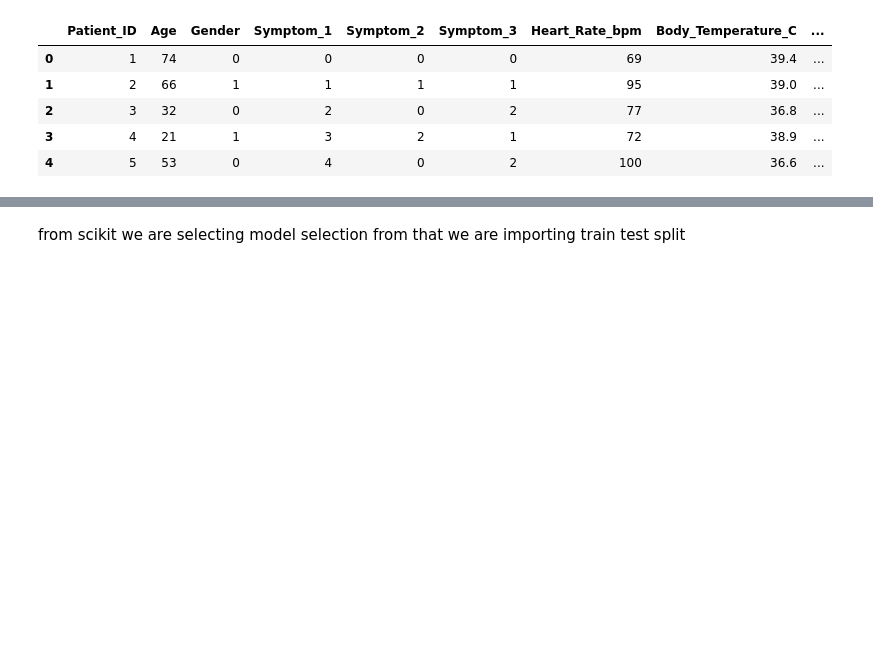
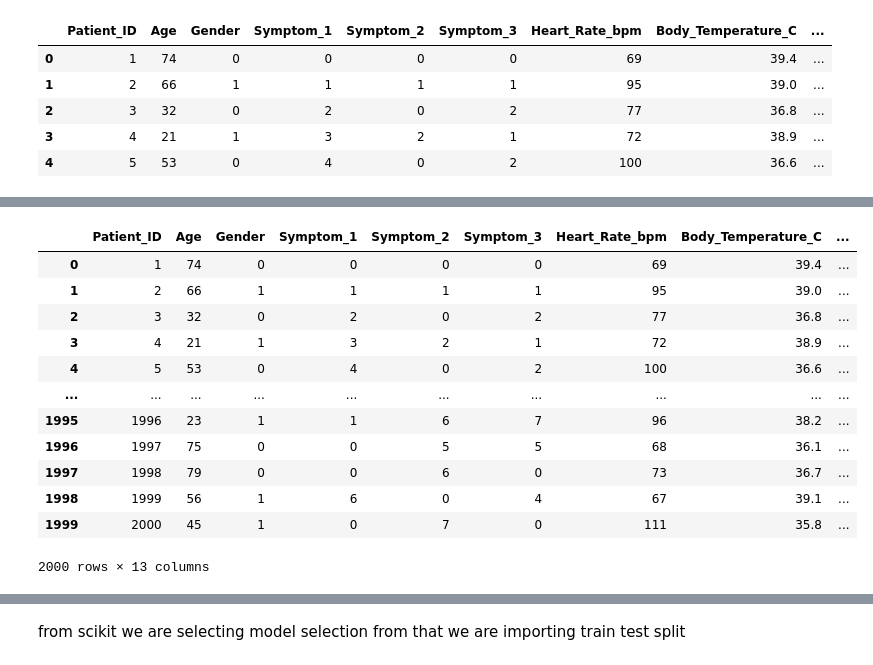
Before and after one commit to Veeranjineyulu1222/Second_ML_model, a Jupyter notebook: Second_ML_model.ipynb, the cells around one changed output, grey strips where cells are left out. Saved outputs shown, nothing was run; the diff lists cells and outputs as text; code cells hidden in the pictures; blank space fills up the shorter version.

```diff
--- a/Second_ML_model.ipynb
+++ b/Second_ML_model.ipynb
@@ -147 +146,17 @@ df.dtypes
 dtype: object
+# %%
+df
+# %% [output]
+|  | Patient_ID | Age | Gender | Symptom_1 | Symptom_2 | Symptom_3 | Heart_Rate_bpm | Body_Temperature_C | ... |
+| 0 | 1 | 74 | 0 | 0 | 0 | 0 | 69 | 39.4 | ... |
+| 1 | 2 | 66 | 1 | 1 | 1 | 1 | 95 | 39.0 | ... |
+| 2 | 3 | 32 | 0 | 2 | 0 | 2 | 77 | 36.8 | ... |
+| 3 | 4 | 21 | 1 | 3 | 2 | 1 | 72 | 38.9 | ... |
+| 4 | 5 | 53 | 0 | 4 | 0 | 2 | 100 | 36.6 | ... |
+| ... | ... | ... | ... | ... | ... | ... | ... | ... | ... |
+| 1995 | 1996 | 23 | 1 | 1 | 6 | 7 | 96 | 38.2 | ... |
+| 1996 | 1997 | 75 | 0 | 0 | 5 | 5 | 68 | 36.1 | ... |
+| 1997 | 1998 | 79 | 0 | 0 | 6 | 0 | 73 | 36.7 | ... |
+| 1998 | 1999 | 56 | 1 | 6 | 0 | 4 | 67 | 39.1 | ... |
+| 1999 | 2000 | 45 | 1 | 0 | 7 | 0 | 111 | 35.8 | ... |
+2000 rows × 13 columns
```
Also changed, not shown: parts of 11 cells of this notebook.
